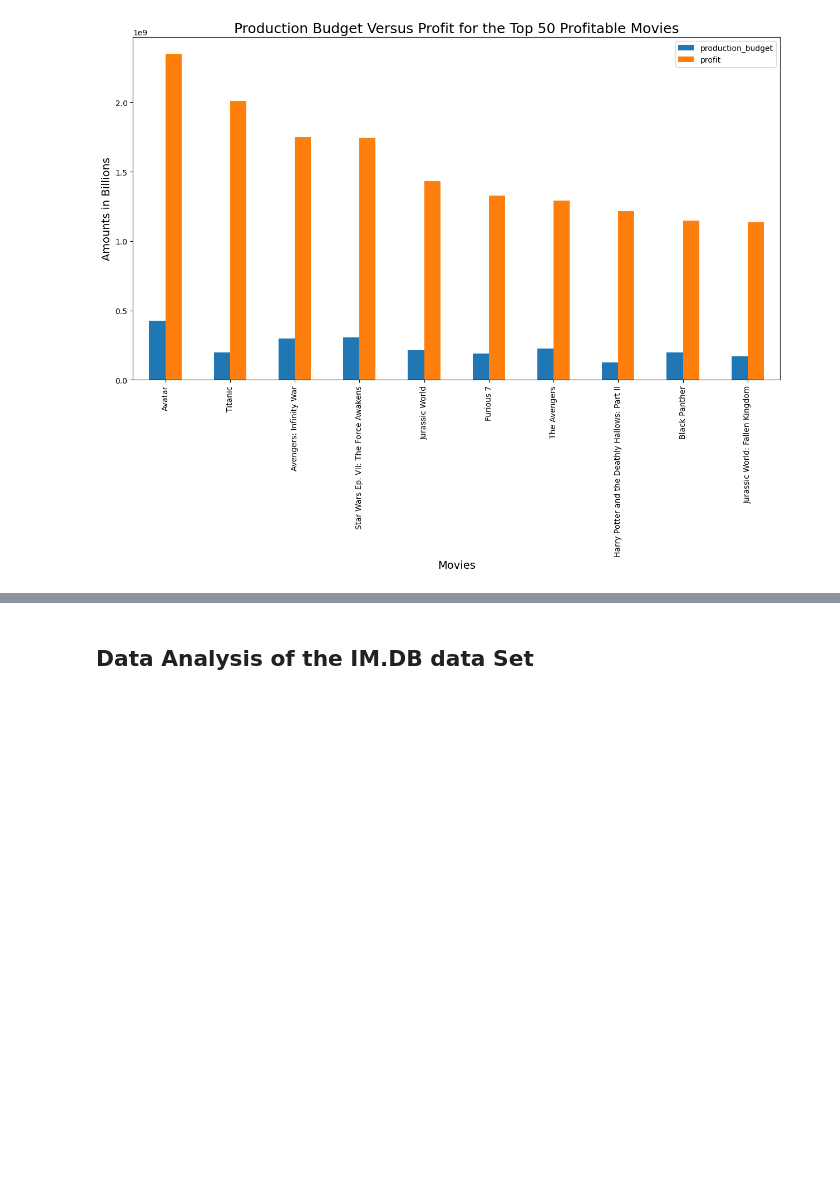
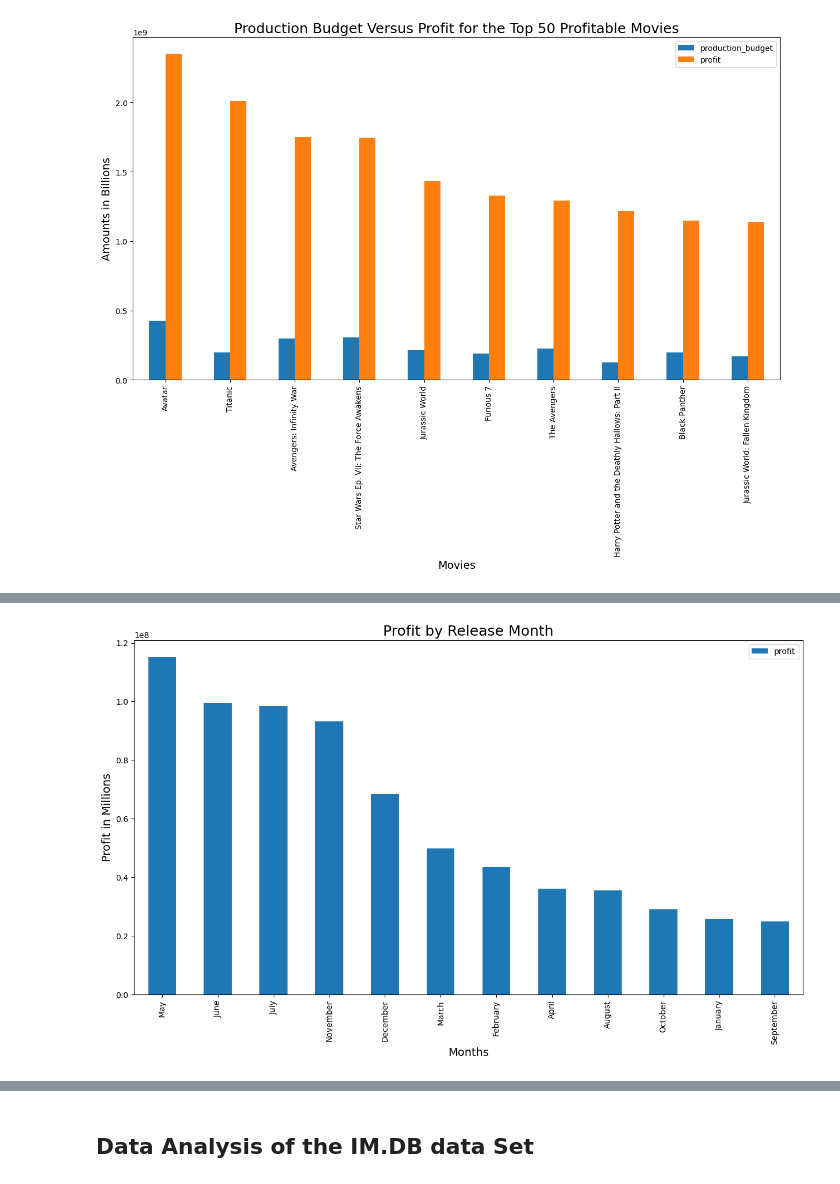
Before and after one commit to Annbellah/dsc-phase-1-project-v2-4, a Jupyter notebook: student.ipynb, the cells around one changed output, grey strips where cells are left out. Saved outputs shown, nothing was run; the diff lists cells and outputs as text; code cells hidden in the pictures; blank space fills up the shorter version.

```diff
--- a/student.ipynb
+++ b/student.ipynb
@@ -479,0 +544,4 @@ plt.savefig('ProductionBudgetVersusProfitfortheTop50ProfitableMovies');
+# %%
+# group the movies by month, showing the average net profit for each
+profit_month_df = movie_budgets_df.groupby('release_month', as_index=False)[['profit', 'profit_margin(%)']].mean().sort_values(by='profit', ascending=False)
+profit_month_df
@@ -479,0 +562,13 @@ plt.savefig('ProductionBudgetVersusProfitfortheTop50ProfitableMovies');
+# %%
+#Plot the above findings in order by month.
+profit_month_df.plot.bar(x ='release_month', y='profit', figsize=(15,8))
+
+# label the axis
+plt.xlabel('Months', fontsize =14)
+plt.ylabel('Profit in Millions', fontsize = 14)
+
+# label the title
+plt.title('Profit by Release Month', fontsize=18)
+plt.savefig('ProfitbyReleaseMonth');
+# %% [output]
+[figure, added]
```
Also changed, not shown: parts of 7 cells of this notebook.
